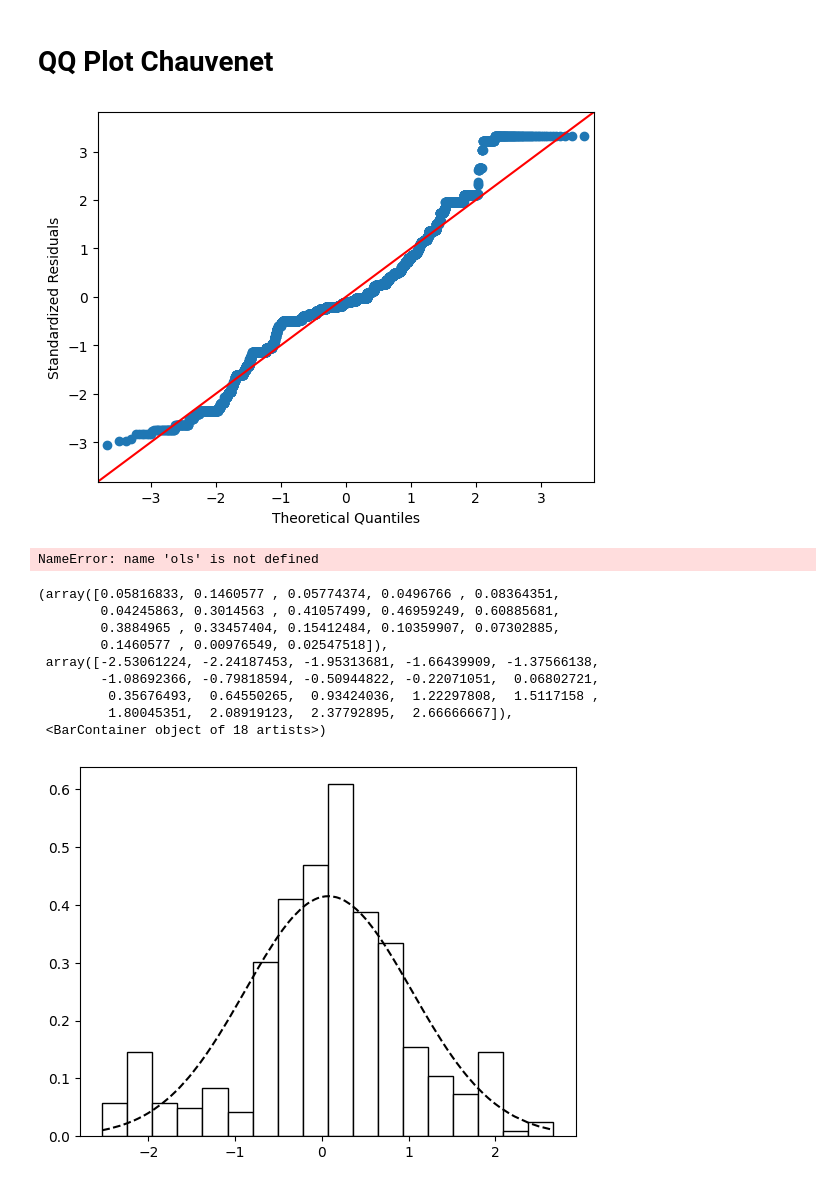
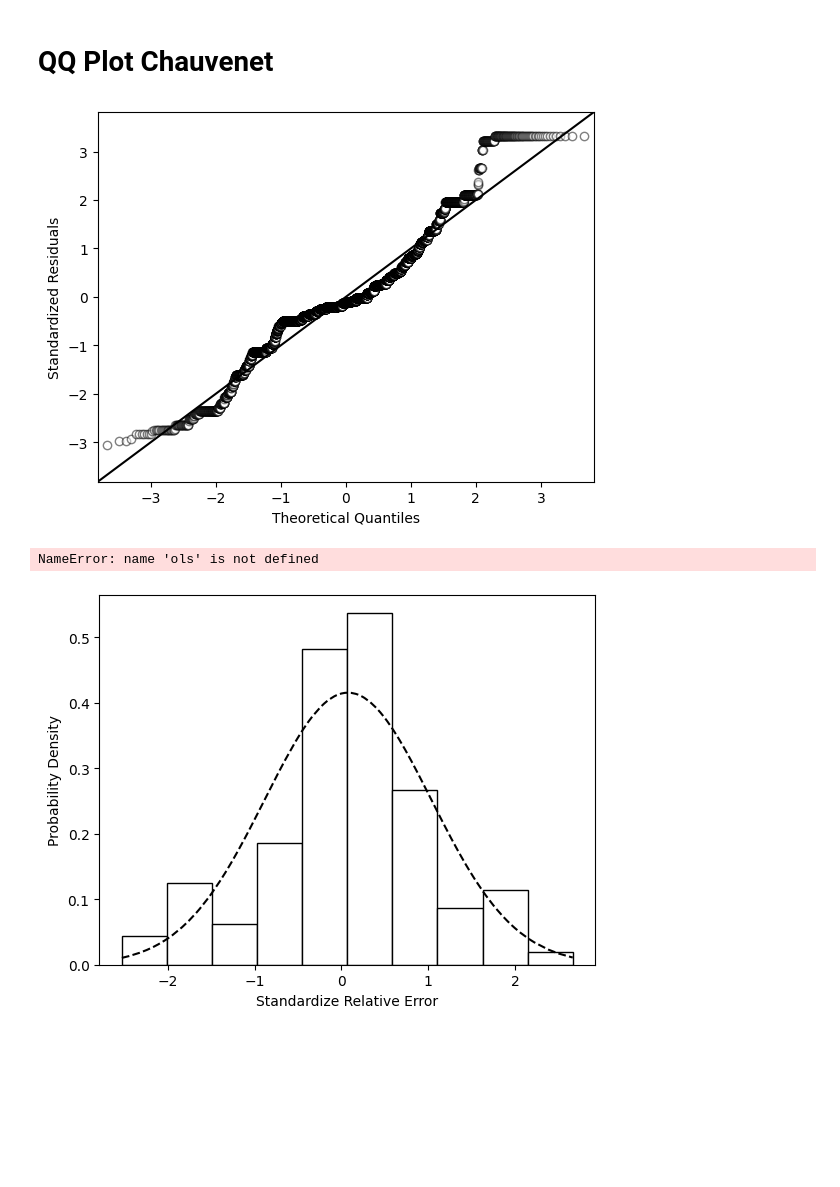
Before and after one commit to BiggusMaximus/Solar-Panel-Monitoring, a Jupyter notebook: Arduino-Bluetooth/2nd Approach/qqplot.ipynb, the cells around one changed output. Saved outputs shown, nothing was run; the diff lists cells and outputs as text; code cells hidden in the pictures; blank space fills up the shorter version.

```diff
--- a/Arduino-Bluetooth/2nd Approach/qqplot.ipynb
+++ b/Arduino-Bluetooth/2nd Approach/qqplot.ipynb
@@ -62,13 +62,15 @@ df_chauvenet = pd.read_csv('../docs 2nd Approach/remove_outlier_chauvenet.csv')
 df_chauvenet['z-score'] = (df_chauvenet['value'] - df_chauvenet['value'].mean()) / df_chauvenet['value'].std()
 res = stat()
 res.tukey_hsd(df=df_chauvenet, res_var='value', xfac_var='voltage', anova_model='value ~ C(voltage)')
-sm.qqplot(res.anova_std_residuals, line='45')
+pp = sm.ProbPlot(res.anova_std_residuals, fit=True)
+qq = pp.qqplot(marker='o', markerfacecolor='w', markeredgecolor='k', alpha=0.5)
+sm.qqline(qq.axes[0], line='45', fmt='k--')
 plt.xlabel("Theoretical Quantiles")
 plt.ylabel("Standardized Residuals")
 plt.savefig('../docs 2nd Approach/img/QQ Plot Remove Outlier based on Chauvenet.png')
 plt.show()
 # %% [output]
-[figure, old version]
+[figure, new version]
 # %%
 OLS_chauvenet = ols('value ~ voltage', data = df_chauvenet).fit()
 ANOVA_chauvenet = sm.stats.anova_lm(OLS_chauvenet)
@@ -80,15 +82,9 @@ df_chauvenet = df_chauvenet.sort_values(by=['value'])
 # %%
 
 plt.plot(df_chauvenet['value'], stats.norm.pdf(df_chauvenet['value'], df_chauvenet['value'].mean(), df_chauvenet['value'].std()), color='k', linestyle='--')
-plt.hist(df_chauvenet['value'], density=True, edgecolor='k', color='w', bins=18)
+plt.hist(df_chauvenet['value'], density=True, edgecolor='k', color='w', bins=10)
+plt.xlabel('Standardize Relative Error')
+plt.ylabel('Probability Density')
+plt.savefig('../docs 2nd Approach/img/distribution_normal_remove_chauvenet.png')
 # %% [output]
-(array([0.05816833, 0.1460577 , 0.05774374, 0.0496766 , 0.08364351,
-        0.04245863, 0.3014563 , 0.41057499, 0.46959249, 0.60885681,
-        0.3884965 , 0.33457404, 0.15412484, 0.10359907, 0.07302885,
-        0.1460577 , 0.00976549, 0.02547518]),
- array([-2.53061224, -2.24187453, -1.95313681, -1.66439909, -1.37566138,
-        -1.08692366, -0.79818594, -0.50944822, -0.22071051,  0.06802721,
-         0.35676493,  0.64550265,  0.93424036,  1.22297808,  1.5117158 ,
-         1.80045351,  2.08919123,  2.37792895,  2.66666667]),
- <BarContainer object of 18 artists>)
-[figure, old version]
+[figure, new version]
```
Also changed, not shown: 11 other files.
